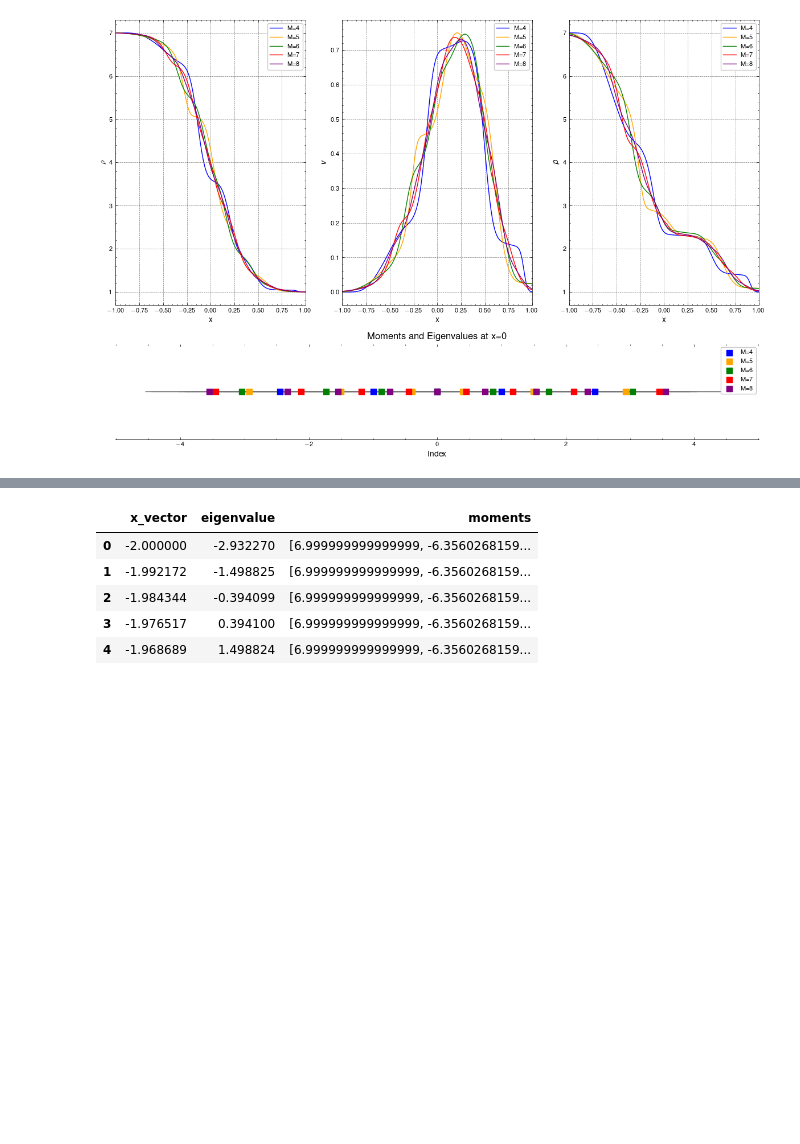
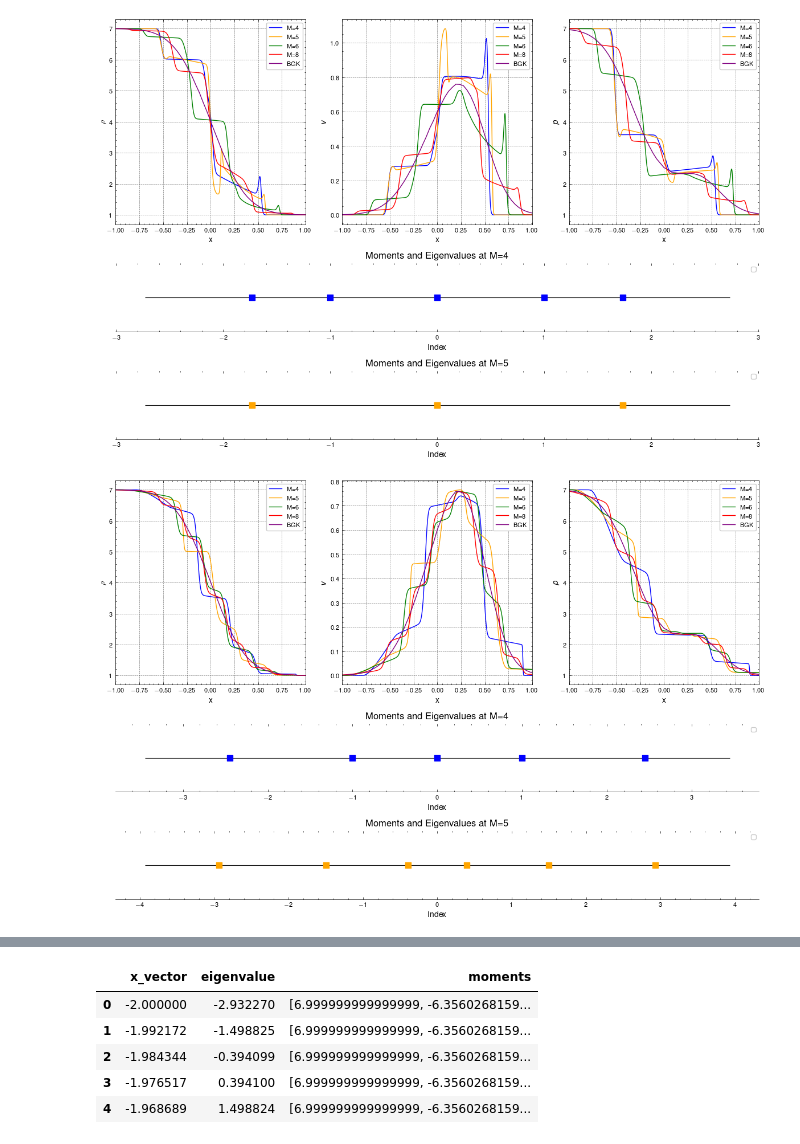
Before and after one commit to JanHab/ExtGram.jl, a Jupyter notebook: notebooks/AnalyzeEigenvalues.ipynb, the cells around one changed output, grey strips where cells are left out. Saved outputs shown, nothing was run; the diff lists cells and outputs as text; code cells hidden in the pictures; blank space fills up the shorter version.

```diff
--- a/notebooks/AnalyzeEigenvalues.ipynb
+++ b/notebooks/AnalyzeEigenvalues.ipynb
@@ -34,11 +26,12 @@ labels = string.ascii_lowercase
 # %%
 # Solver and simulation parameters
-M_vector = [4, 5, 6, 7, 8]
-closure_vec = ["ExtGram"]#!["Gram", "ExtGram", "Grad"]
+#! M_vector = [4, 5, 6, 7, 8]
+M_vector = [4, 5, 6, 8]
+closure_vec = ["Gram", "ExtGram"]#!["Gram", "ExtGram", "Grad"]
 Kn = 1.0
 source = "relaxation_source"
 T_end = 0.3
-base_tree_level = 8
+base_tree_level = 11
 polydeg = 1
 
 # Initial condition parameters for the Riemann problem
@@ -128,12 +124,13 @@ colors = ['blue', 'orange', 'green', 'red', 'purple']
 # %%
 for closure in closure_vec:
     fig = plt.figure(figsize=(12, 8))
-    gs = fig.add_gridspec(2, 3, height_ratios=[3, 1])
+    gs = fig.add_gridspec(3, 3, height_ratios=[3, 1, 1])
 
     ax_rho = fig.add_subplot(gs[0, 0])
     ax_v   = fig.add_subplot(gs[0, 1])
     ax_p   = fig.add_subplot(gs[0, 2])
-    ax_eig = fig.add_subplot(gs[1, :]) # Span all columns for the eigenvalue line
+    ax_eig_even = fig.add_subplot(gs[1, :]) # Span all columns for the eigenvalue line
+    ax_eig_odd = fig.add_subplot(gs[2, :]) # Span all columns for the eigenvalue line
 
     [ax.set_xlim(-1, 1) for ax in [ax_rho, ax_v, ax_p]]
     [ax.set_xlabel('x') for ax in [ax_rho, ax_v, ax_p]]
@@ -157,30 +154,56 @@ for closure in closure_vec:
         x_idx = (np.abs(df['x_vector'] - x_dest)).argmin()
         eigenvalues_at_x = df['eigenvalue'][x_idx:x_idx+M+1]
 
-        ax_eig.hlines(
+        if M == 4:
+            ax = ax_eig_even
+        elif M==5:
+            ax = ax_eig_odd
+        else:
+            continue
+        print(f"Plotting eigenvalues for M={M}, closure={closure}: {eigenvalues_at_x}")
+        ax.hlines(
             0, xmin=min(eigenvalues_at_x)-1, xmax=max(eigenvalues_at_x)+1,
             colors='black', linewidth=0.8, zorder=1
         )
-        ax_eig.scatter(
+        ax.scatter(
             eigenvalues_at_x, np.zeros_like(eigenvalues_at_x),
-            marker='s', s=60, color=colors[i], label=f'M={M}', zorder=2
+            marker='s', s=60, color=colors[i], zorder=2
         )
-        ax_eig.get_yaxis().set_visible(False)
+        ax.get_yaxis().set_visible(False)
         for spine in ['left', 'right', 'top']:
-            ax_eig.spines[spine].set_visible(False)
-        ax_eig.grid()
-        ax_eig.get_yaxis().set_visible(False) # Hides ticks and label
-        ax_eig.spines['left'].set_visible(False) # Hides the left vertical line
-        ax_eig.spines['right'].set_visible(False)
-        ax_eig.spines['top'].set_visible(False)
-        ax_eig.set_xlabel('Index')
-        ax_eig.set_ylabel('Value')
-        ax_eig.set_title('Moments and Eigenvalues at x=0')
+            ax.spines[spine].set_visible(False)
+        ax.grid()
+        ax.get_yaxis().set_visible(False) # Hides ticks and label
+        ax.spines['left'].set_visible(False) # Hides the left vertical line
+        ax.spines['right'].set_visible(False)
+        ax.spines['top'].set_visible(False)
+        ax.set_xlabel('Index')
+        ax.set_ylabel('Value')
+        ax.set_title(f'Moments and Eigenvalues at M={M}')
+
+    # BGK
+    data_bgk = pd.read_csv(f'../out/Riemann1D/BGK/bgk_solution_N{N}_c_l{c_L}_c_u{c_R}_Kn{Kn}_source{source}_T_end{T_end}_rho_L{rho_L}_rho_R{rho_R}_v_L{v_L}_v_R{v_R}_theta_L{theta_L}_theta_R{theta_R}_base_tree_level{base_tree_level_bgk}_polydeg{polydeg}_x_left{x_left_BGK}_x_right{x_right_BGK}_rho_v_p.csv')
+
+    x_bgk = data_bgk['x'].to_numpy()
+
+    rho_bgk = data_bgk['rho'].to_numpy()
+    ax_rho.plot(x_bgk, rho_bgk, color=colors[4], label='BGK')
+
+    v_bgk = data_bgk['v'].to_numpy()
+    ax_v.plot(x_bgk, v_bgk, color=colors[4], label='BGK')
+
+    p_bgk = data_bgk['p'].to_numpy()
+    theta_bgk = p_bgk / rho_bgk
+    ax_p.plot(x_bgk, p_bgk, color=colors[4], label='BGK')
+
+    fig.tight_layout()
+    fig.show()
 
     ax_rho.legend()
     ax_v.legend()
     ax_p.legend()
-    ax_eig.legend()
+    ax_eig_even.legend()
+    ax_eig_odd.legend()
 
     fig.tight_layout()
     fig.show()
@@ -188,4 +237,5 @@ for closure in closure_vec:
-[figure, old version]
+[figure, new version]
+[figure, added]
 # %%
 for closure in closure_vec:
     fig = plt.figure(figsize=(12, 8))
```
Also changed, not shown: parts of 8 cells of this notebook, 2 other files.
